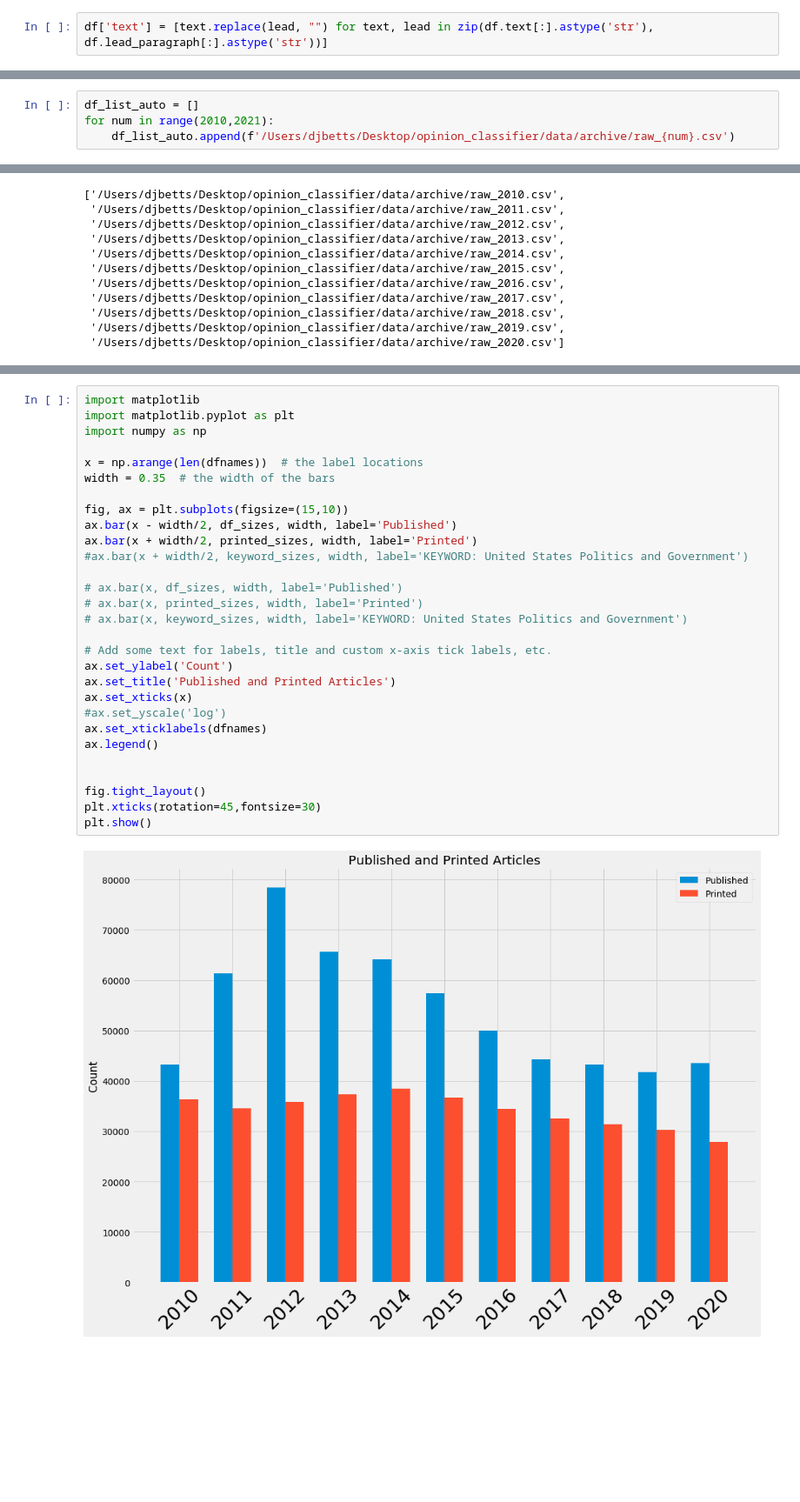
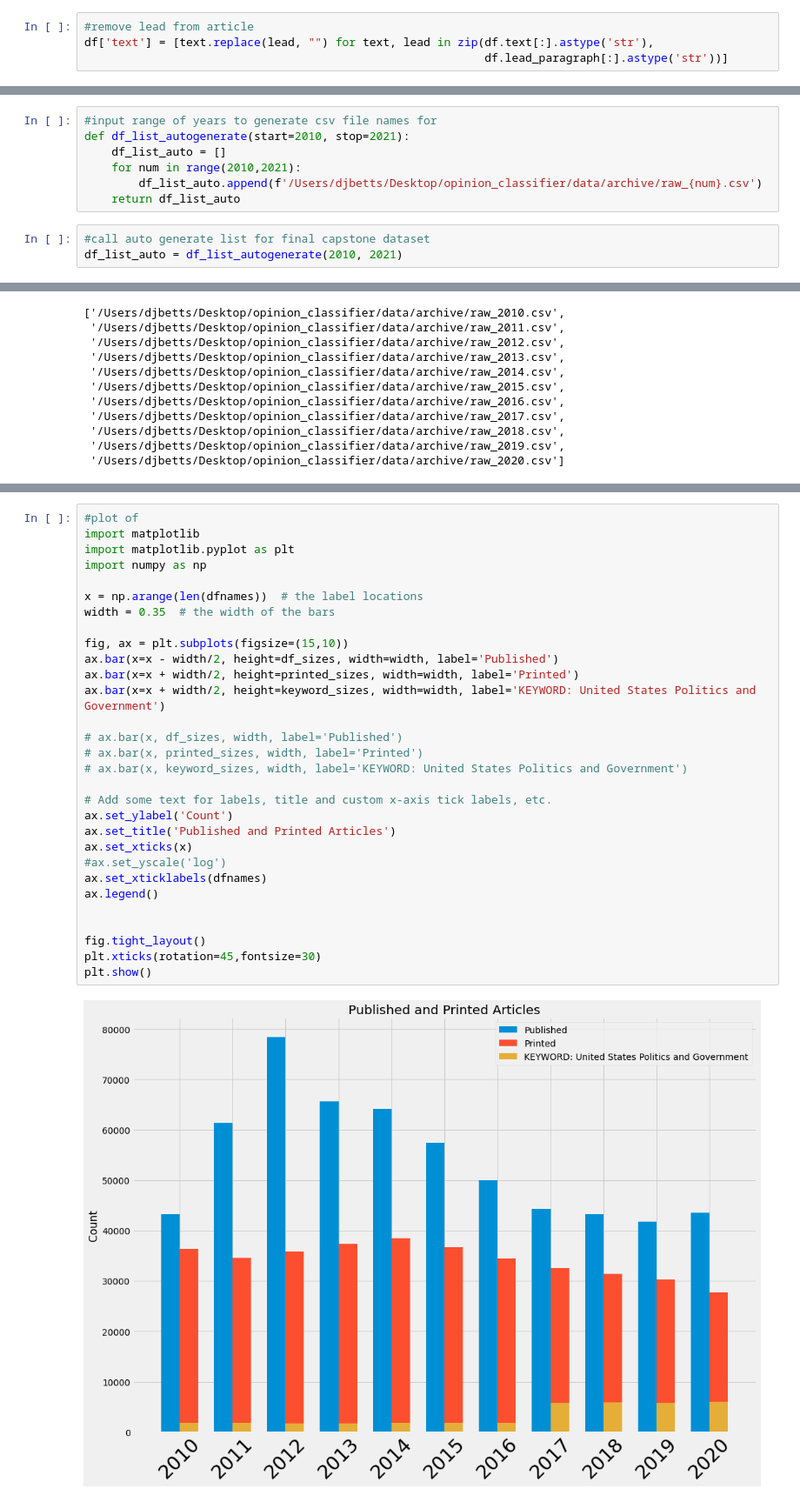
Before and after one commit to dj-betts/opinion_classifier, a Jupyter notebook: eda.ipynb, the cells around one changed output, grey strips where cells are left out. Shown at 87% size. Drawn from its saved outputs; the diff is of its cells as text; blank space fills up the shorter version.

```diff
--- a/eda.ipynb
+++ b/eda.ipynb
@@ -170,3 +173,5 @@ df.text[0][:500]
 # %%
-df['text'] = [text.replace(lead, "") for text, lead in zip(df.text[:].astype('str'), df.lead_paragraph[:].astype('str'))]
+#remove lead from article
+df['text'] = [text.replace(lead, "") for text, lead in zip(df.text[:].astype('str'),
+                                                           df.lead_paragraph[:].astype('str'))]
 # %%
@@ -303,7 +312,13 @@ df_list = [df2020, df2019, df2018, df2017, df2016, df2015, df2014, df2013, df201
 # %%
-df_list_auto = []
-for num in range(2010,2021):
-    df_list_auto.append(f'/Users/djbetts/Desktop/opinion_classifier/data/archive/raw_{num}.csv')
+#input range of years to generate csv file names for
+def df_list_autogenerate(start=2010, stop=2021):
+    df_list_auto = []
+    for num in range(2010,2021):
+        df_list_auto.append(f'/Users/djbetts/Desktop/opinion_classifier/data/archive/raw_{num}.csv')
+    return df_list_auto
+# %%
+#call auto generate list for final capstone dataset
+df_list_auto = df_list_autogenerate(2010, 2021)
 # %%
 df_list_auto
 # %% [output]
@@ -371,31 +389,32 @@ dfnames, df_sizes, printed_sizes, keyword_sizes
 # %%
+#plot of
 import matplotlib
 import matplotlib.pyplot as plt
 import numpy as np
 
 x = np.arange(len(dfnames))  # the label locations
 width = 0.35  # the width of the bars
 
 fig, ax = plt.subplots(figsize=(15,10))
-ax.bar(x - width/2, df_sizes, width, label='Published')
-ax.bar(x + width/2, printed_sizes, width, label='Printed')
-#ax.bar(x + width/2, keyword_sizes, width, label='KEYWORD: United States Politics and Government')
+ax.bar(x=x - width/2, height=df_sizes, width=width, label='Published')
+ax.bar(x=x + width/2, height=printed_sizes, width=width, label='Printed')
+ax.bar(x=x + width/2, height=keyword_sizes, width=width, label='KEYWORD: United States Politics and Government')
 
 # ax.bar(x, df_sizes, width, label='Published')
 # ax.bar(x, printed_sizes, width, label='Printed')
 # ax.bar(x, keyword_sizes, width, label='KEYWORD: United States Politics and Government')
 
 # Add some text for labels, title and custom x-axis tick labels, etc.
 ax.set_ylabel('Count')
 ax.set_title('Published and Printed Articles')
 ax.set_xticks(x)
 #ax.set_yscale('log')
 ax.set_xticklabels(dfnames)
 ax.legend()
 
 
 fig.tight_layout()
 plt.xticks(rotation=45,fontsize=30)
 plt.show()
 # %% [output]
-[figure, old version]
+[figure, new version]
```
Also changed, not shown: parts of 18 cells of this notebook, 7 other files.
